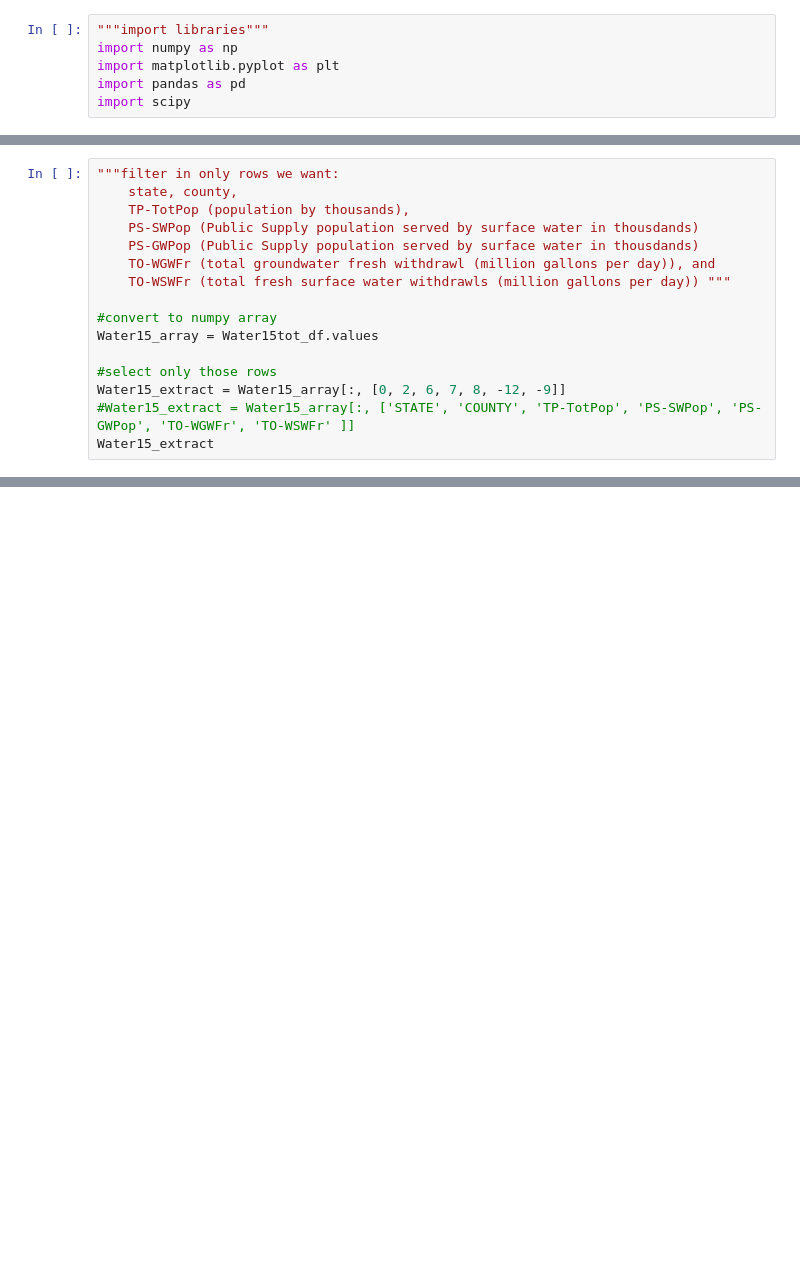
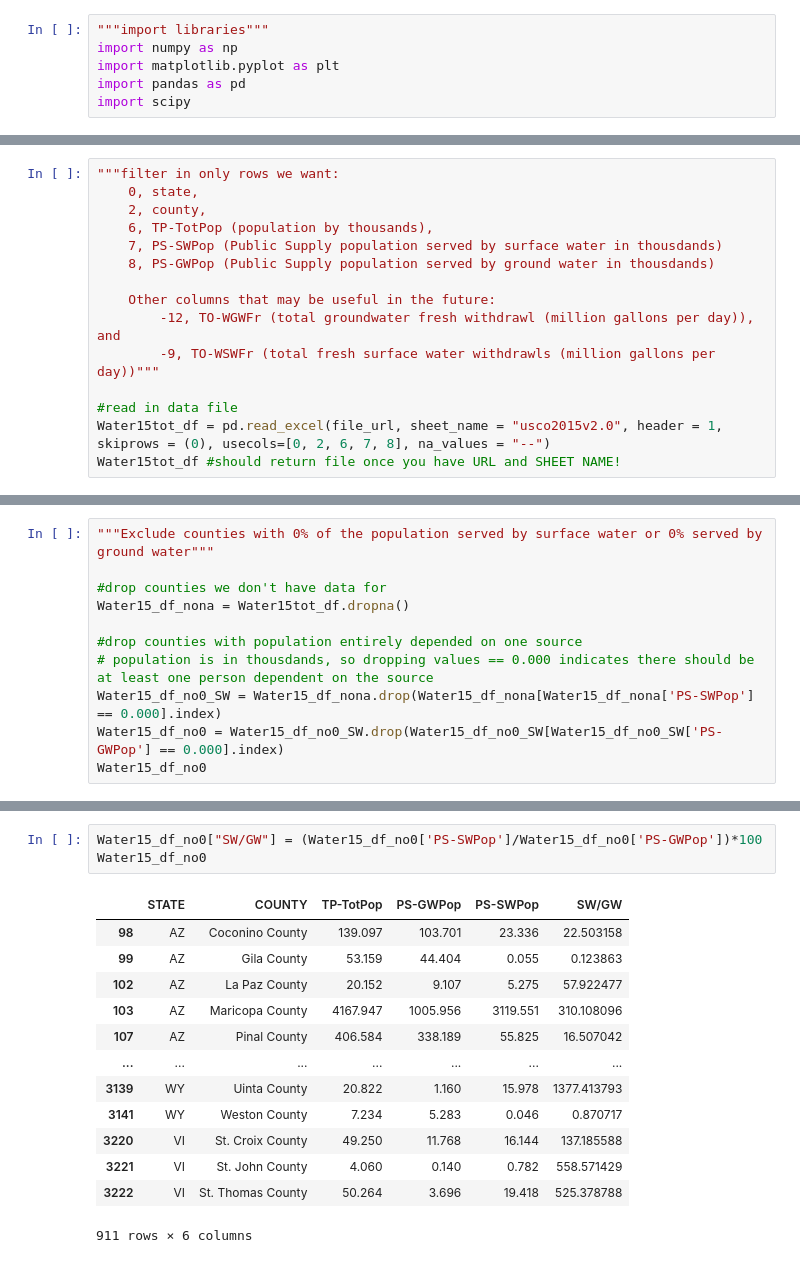
Before and after one commit to cookjan/G690_jcc, a Jupyter notebook: research_project/research_wateruse_03.ipynb, the cells around one changed output, grey strips where cells are left out. Saved outputs shown, nothing was run; the diff lists cells and outputs as text; blank space fills up the shorter version.

```diff
--- a/research_project/research_wateruse_03.ipynb
+++ b/research_project/research_wateruse_03.ipynb
@@ -36,17 +36,16 @@ see Estimated_Use_of_Water_in_the_United_States_County-Level_Data_for_2015.xml a
 # %%
 """filter in only rows we want:
-    state, county,
-    TP-TotPop (population by thousands),
-    PS-SWPop (Public Supply population served by surface water in thousdands)
-    PS-GWPop (Public Supply population served by surface water in thousdands)
-    TO-WGWFr (total groundwater fresh withdrawl (million gallons per day)), and
-    TO-WSWFr (total fresh surface water withdrawls (million gallons per day)) """
+    0, state,
+    2, county,
+    6, TP-TotPop (population by thousands),
+    7, PS-SWPop (Public Supply population served by surface water in thousdands)
+    8, PS-GWPop (Public Supply population served by ground water in thousdands)
 
-#convert to numpy array
-Water15_array = Water15tot_df.values
+    Other columns that may be useful in the future:
+        -12, TO-WGWFr (total groundwater fresh withdrawl (million gallons per day)), and
+        -9, TO-WSWFr (total fresh surface water withdrawls (million gallons per day))"""
 
-#select only those rows
-Water15_extract = Water15_array[:, [0, 2, 6, 7, 8, -12, -9]]
-#Water15_extract = Water15_array[:, ['STATE', 'COUNTY', 'TP-TotPop', 'PS-SWPop', 'PS-GWPop', 'TO-WGWFr', 'TO-WSWFr' ]]
-Water15_extract
+#read in data file
+Water15tot_df = pd.read_excel(file_url, sheet_name = "usco2015v2.0", header = 1, skiprows = (0), usecols=[0, 2, 6, 7, 8], na_values = "--")
+Water15tot_df #should return file once you have URL and SHEET NAME!
 # %% [output]
@@ -87,0 +65,11 @@ KeyError: 'TP-TotPop'
+# %%
+"""Exclude counties with 0% of the population served by surface water or 0% served by ground water"""
+
+#drop counties we don't have data for
+Water15_df_nona = Water15tot_df.dropna()
+
+#drop counties with population entirely depended on one source
+# population is in thousdands, so dropping values == 0.000 indicates there should be at least one person dependent on the source
+Water15_df_no0_SW = Water15_df_nona.drop(Water15_df_nona[Water15_df_nona['PS-SWPop'] == 0.000].index)
+Water15_df_no0 = Water15_df_no0_SW.drop(Water15_df_no0_SW[Water15_df_no0_SW['PS-GWPop'] == 0.000].index)
+Water15_df_no0
@@ -87,0 +94,17 @@ KeyError: 'TP-TotPop'
+# %%
+Water15_df_no0["SW/GW"] = (Water15_df_no0['PS-SWPop']/Water15_df_no0['PS-GWPop'])*100
+Water15_df_no0
+# %% [output]
+|  | STATE | COUNTY | TP-TotPop | PS-GWPop | PS-SWPop | SW/GW |
+| 98 | AZ | Coconino County | 139.097 | 103.701 | 23.336 | 22.503158 |
+| 99 | AZ | Gila County | 53.159 | 44.404 | 0.055 | 0.123863 |
+| 102 | AZ | La Paz County | 20.152 | 9.107 | 5.275 | 57.922477 |
+| 103 | AZ | Maricopa County | 4167.947 | 1005.956 | 3119.551 | 310.108096 |
+| 107 | AZ | Pinal County | 406.584 | 338.189 | 55.825 | 16.507042 |
+| ... | ... | ... | ... | ... | ... | ... |
+| 3139 | WY | Uinta County | 20.822 | 1.160 | 15.978 | 1377.413793 |
+| 3141 | WY | Weston County | 7.234 | 5.283 | 0.046 | 0.870717 |
+| 3220 | VI | St. Croix County | 49.250 | 11.768 | 16.144 | 137.185588 |
+| 3221 | VI | St. John County | 4.060 | 0.140 | 0.782 | 558.571429 |
+| 3222 | VI | St. Thomas County | 50.264 | 3.696 | 19.418 | 525.378788 |
+911 rows × 6 columns
```
Also changed, not shown: parts of 23 cells of this notebook.
